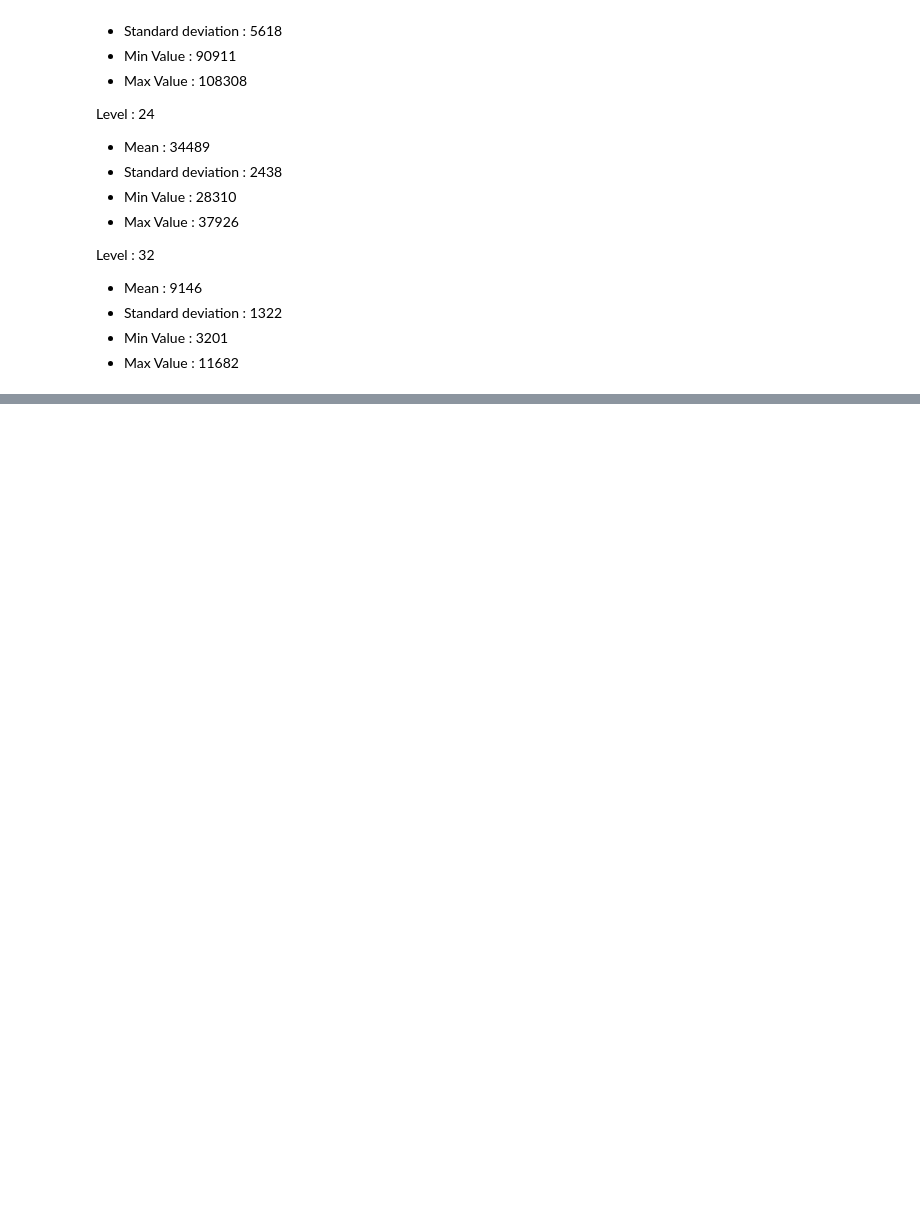
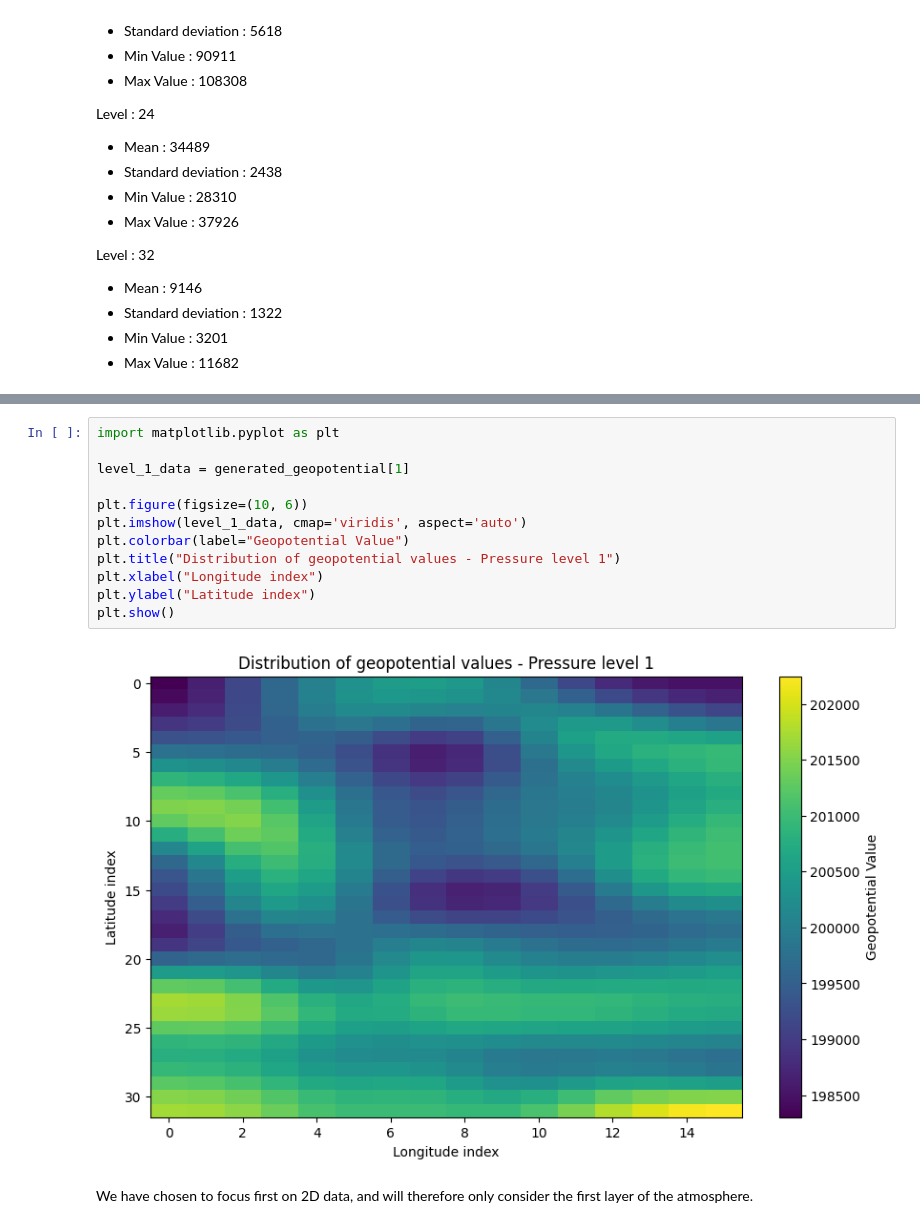
Before and after one commit to mylrcd/NeuralGCM, a Jupyter notebook: combinedModel/dataGeneration.ipynb, the cells around one changed output, grey strips where cells are left out. Saved outputs shown, nothing was run; the diff lists cells and outputs as text; blank space fills up the shorter version.

```diff
--- a/combinedModel/dataGeneration.ipynb
+++ b/combinedModel/dataGeneration.ipynb
@@ -102,0 +120,16 @@ plt.show()
+# %%
+import matplotlib.pyplot as plt
+
+level_1_data = generated_geopotential[1]
+
+plt.figure(figsize=(10, 6))
+plt.imshow(level_1_data, cmap='viridis', aspect='auto')
+plt.colorbar(label="Geopotential Value")
+plt.title("Distribution of geopotential values - Pressure level 1")
+plt.xlabel("Longitude index")
+plt.ylabel("Latitude index")
+plt.show()
+# %% [output]
+[figure, added]
+# %% [markdown]
+We have chosen to focus first on 2D data, and will therefore only consider the first layer of the atmosphere.
```
Also changed, not shown: parts of 19 cells of this notebook, 1 other file.
